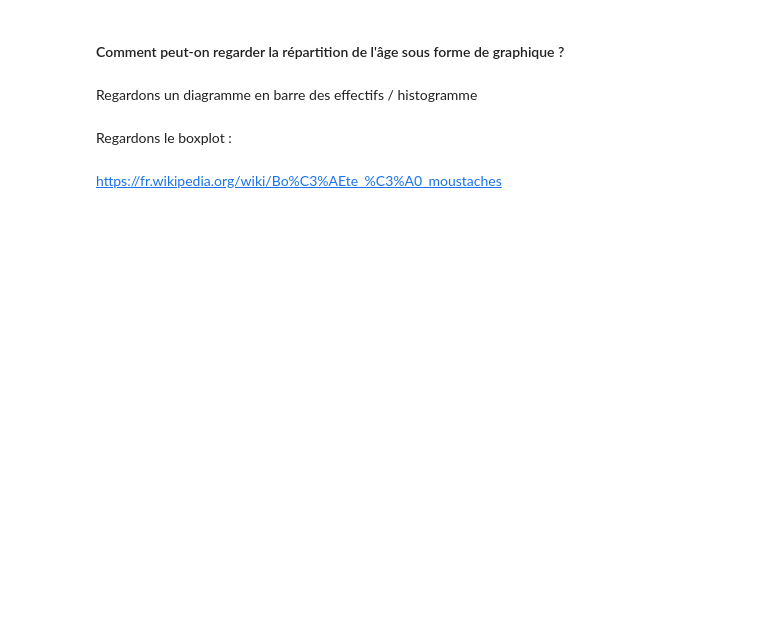
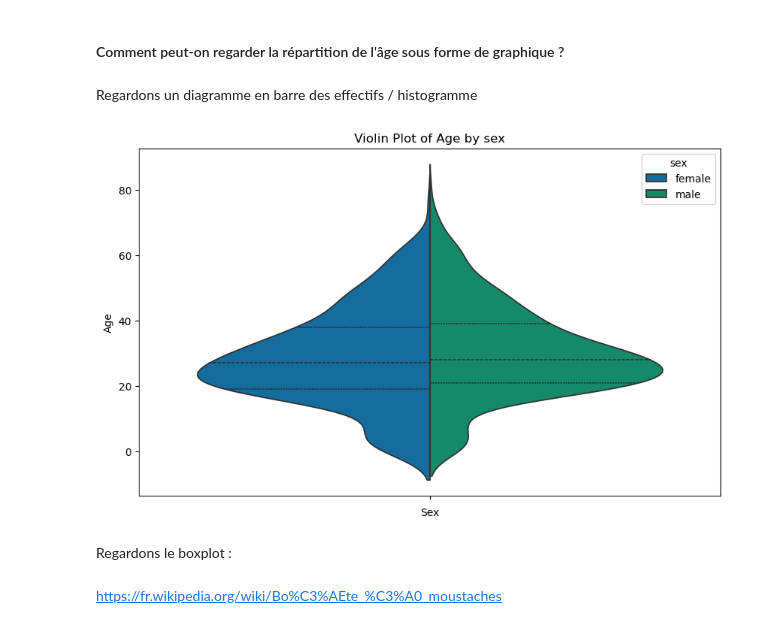
Before and after one commit to PoncetRonan/Stats, a Jupyter notebook: hypothèse/Tests d_hypothèses.ipynb, the cells around one changed output. Cells and saved outputs as stored; diff of their text form; code cells hidden in the pictures; blank space fills up the shorter version.

```diff
--- a/hypothèse/Tests d_hypothèses.ipynb
+++ b/hypothèse/Tests d_hypothèses.ipynb
@@ -383,6 +457,17 @@ Regardons le résumé statistiques :
 #### Comment peut-on regarder la répartition de l'âge sous forme de graphique ?
 # %% [markdown]
 Regardons un diagramme en barre des effectifs / histogramme
+# %%
+import seaborn as sns
+plt.figure(figsize=(10, 6))
+sns.violinplot(data=titanic_data, y='age', hue='sex', split=True, inner='quartile')
+plt.title('Violin Plot of Age by sex')
+plt.xticks(rotation=45)
+plt.xlabel('Sex')
+plt.ylabel('Age')
+plt.show()
+# %% [output]
+[figure, added]
 # %% [markdown]
 Regardons le boxplot :
 # %% [markdown]
```
Also changed, not shown: parts of 114 cells of this notebook, 3 other files.
